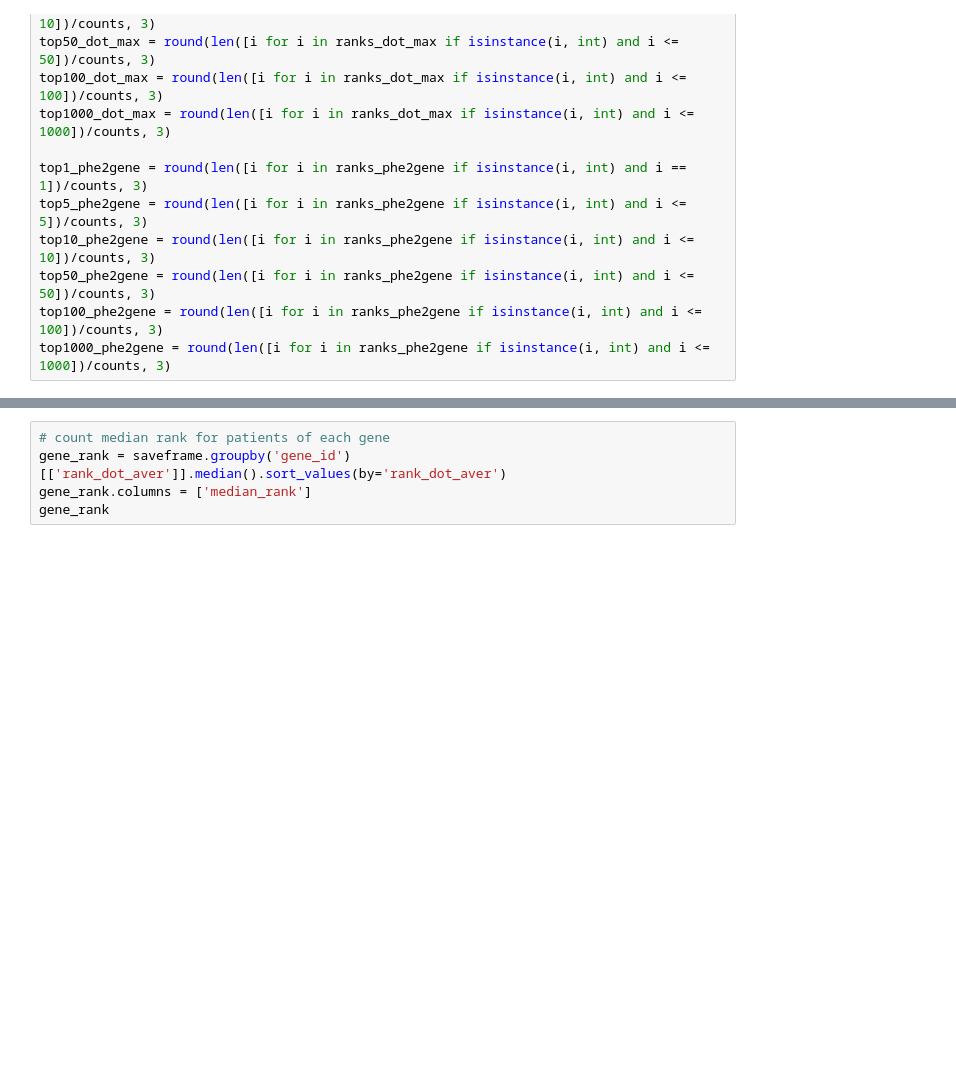
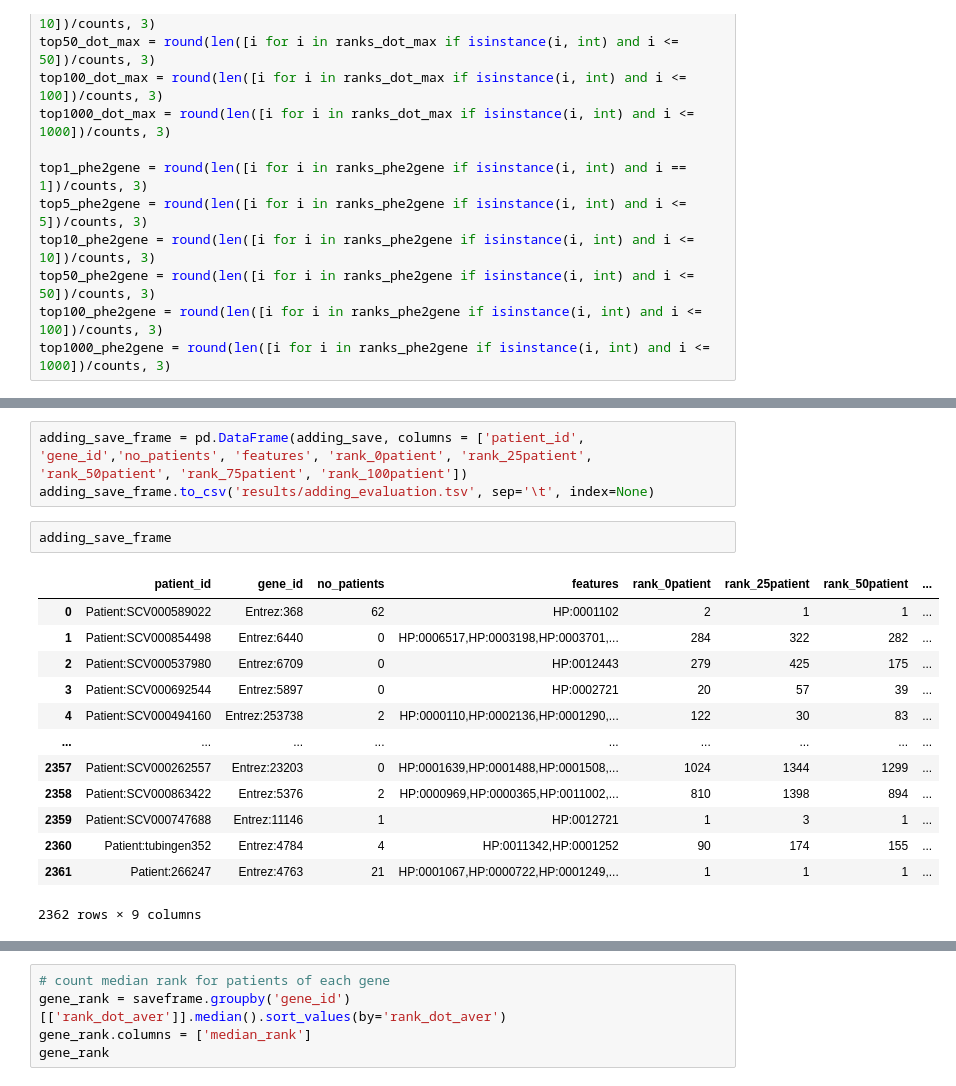
Before and after one commit to Chengyao-Peng/CADA, a Jupyter notebook: jupyter/model/gene_prioritization.ipynb, the cells around one changed output, grey strips where cells are left out. Saved outputs shown, nothing was run; the diff lists cells and outputs as text; blank space fills up the shorter version.

```diff
--- a/jupyter/model/gene_prioritization.ipynb
+++ b/jupyter/model/gene_prioritization.ipynb
@@ -299,0 +373,19 @@ plt.savefig('figures/compare_phen2gene.png', bbox_inches='tight')
+# %%
+adding_save_frame = pd.DataFrame(adding_save, columns = ['patient_id', 'gene_id','no_patients', 'features', 'rank_0patient', 'rank_25patient', 'rank_50patient', 'rank_75patient', 'rank_100patient'])
+adding_save_frame.to_csv('results/adding_evaluation.tsv', sep='\t', index=None)
+# %%
+adding_save_frame
+# %% [output]
+|  | patient_id | gene_id | no_patients | features | rank_0patient | rank_25patient | rank_50patient | ... |
+| 0 | Patient:SCV000589022 | Entrez:368 | 62 | HP:0001102 | 2 | 1 | 1 | ... |
+| 1 | Patient:SCV000854498 | Entrez:6440 | 0 | HP:0006517,HP:0003198,HP:0003701,... | 284 | 322 | 282 | ... |
+| 2 | Patient:SCV000537980 | Entrez:6709 | 0 | HP:0012443 | 279 | 425 | 175 | ... |
+| 3 | Patient:SCV000692544 | Entrez:5897 | 0 | HP:0002721 | 20 | 57 | 39 | ... |
+| 4 | Patient:SCV000494160 | Entrez:253738 | 2 | HP:0000110,HP:0002136,HP:0001290,... | 122 | 30 | 83 | ... |
+| ... | ... | ... | ... | ... | ... | ... | ... | ... |
+| 2357 | Patient:SCV000262557 | Entrez:23203 | 0 | HP:0001639,HP:0001488,HP:0001508,... | 1024 | 1344 | 1299 | ... |
+| 2358 | Patient:SCV000863422 | Entrez:5376 | 2 | HP:0000969,HP:0000365,HP:0011002,... | 810 | 1398 | 894 | ... |
+| 2359 | Patient:SCV000747688 | Entrez:11146 | 1 | HP:0012721 | 1 | 3 | 1 | ... |
+| 2360 | Patient:tubingen352 | Entrez:4784 | 4 | HP:0011342,HP:0001252 | 90 | 174 | 155 | ... |
+| 2361 | Patient:266247 | Entrez:4763 | 21 | HP:0001067,HP:0000722,HP:0001249,... | 1 | 1 | 1 | ... |
+2362 rows × 9 columns
```
Also changed, not shown: parts of 11 cells of this notebook, 46 other files.
